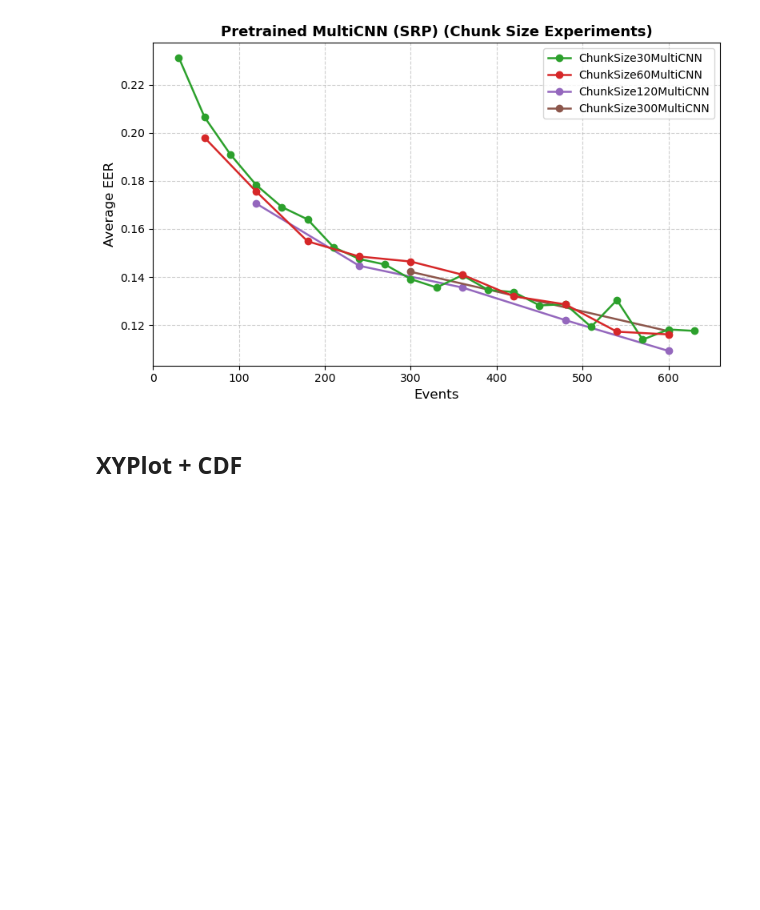
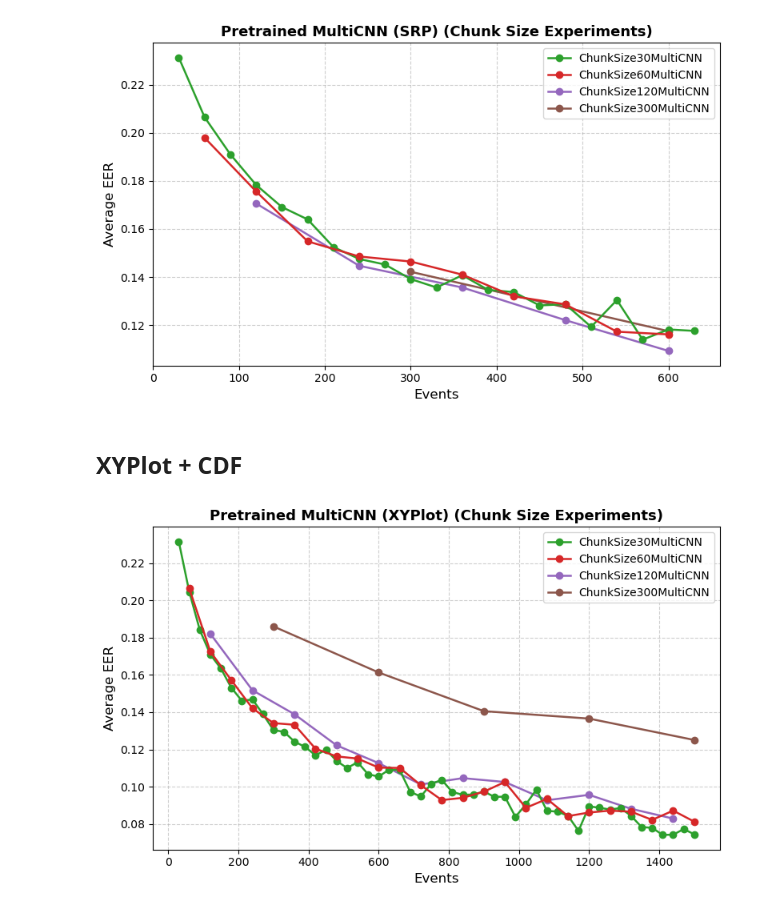
Before and after one commit to S-lijun/Mouse_Dynamics, a Jupyter notebook: Results_New.ipynb, the cells around one changed output. Cells and saved outputs as stored; diff of their text form; code cells hidden in the pictures; blank space fills up the shorter version.

```diff
--- a/Results_New.ipynb
+++ b/Results_New.ipynb
@@ -413,3 +413,7 @@ plot_chunk_json_curves("Visualization/Testing_pixel_vs_chunk_SRP", max_event=650
 [figure]
 # %% [markdown]
 ## XYPlot + CDF
+# %%
+plot_chunk_json_curves("Visualization/Test", max_event=1500, model="Pretrained MultiCNN (XYPlot)")
+# %% [output]
+[figure, added]
```
Also changed, not shown: 5 other files.
